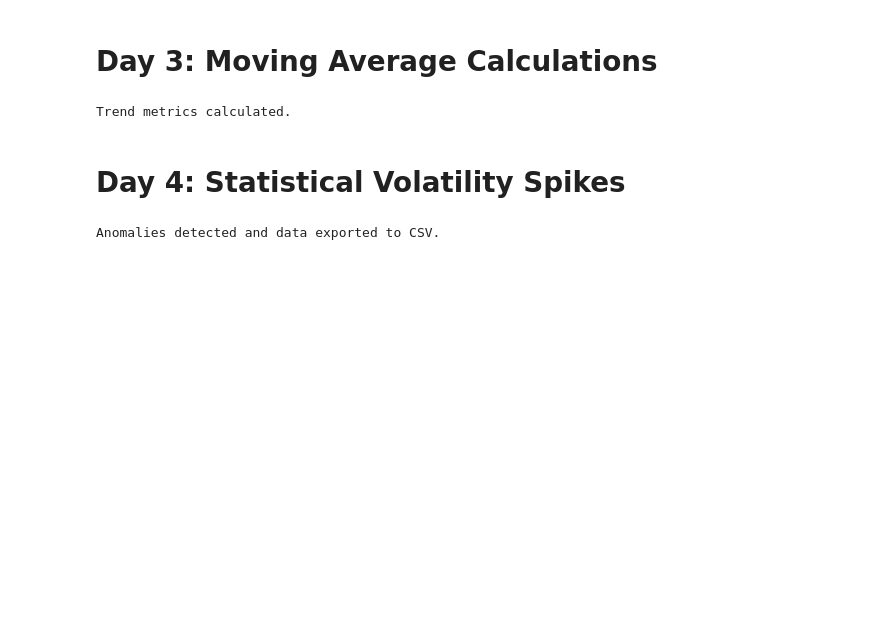
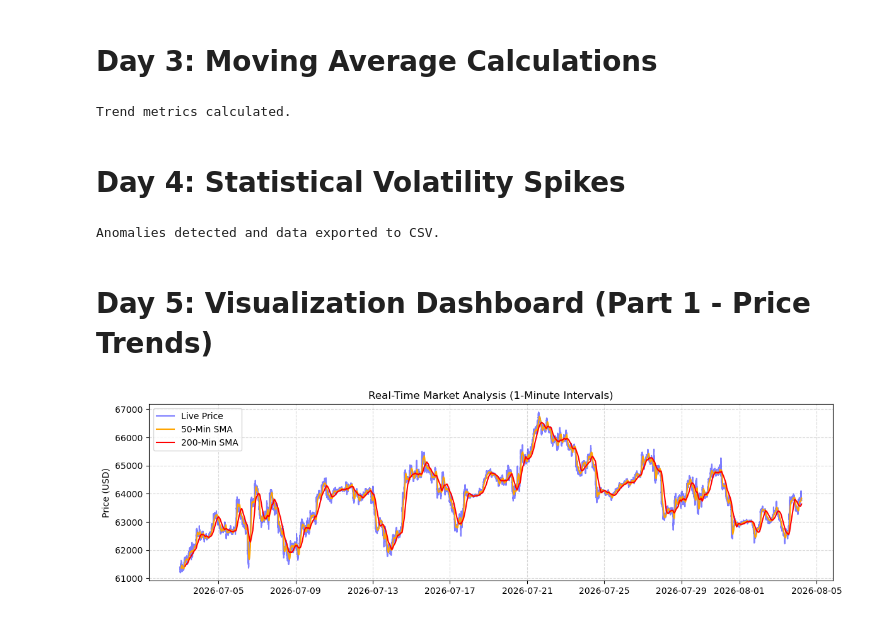
Before and after one commit to pranay-kumar90/Real-Time-Market-Volatility, a Jupyter notebook: Real-Time Market Volatility & Anomaly Analyzer.ipynb, the cells around one changed output. Drawn from its saved outputs; the diff is of its cells as text; code cells hidden in the pictures; blank space fills up the shorter version.

Commit message:
Day 5: Built Matplotlib price trend visualization

```diff
--- a/Real-Time Market Volatility & Anomaly Analyzer.ipynb
+++ b/Real-Time Market Volatility & Anomaly Analyzer.ipynb
@@ -85,3 +85,20 @@ df.to_csv("bitcoin_live_analysis.csv", index=False)
 print("Anomalies detected and data exported to CSV.")
 # %% [output]
 Anomalies detected and data exported to CSV.
+# %% [markdown]
+# Day 5: Visualization Dashboard (Part 1 - Price Trends)
+# %%
+# Initialize a large visual dashboard
+plt.figure(figsize=(14, 8))
+
+# Top Chart: Price and Moving Averages
+plt.subplot(2, 1, 1)
+plt.plot(df['datetime'], df['close'], label='Live Price', color='blue', alpha=0.5)
+plt.plot(df['datetime'], df['sma_50'], label='50-Min SMA', color='orange')
+plt.plot(df['datetime'], df['sma_200'], label='200-Min SMA', color='red')
+plt.title('Real-Time Market Analysis (1-Minute Intervals)')
+plt.ylabel('Price (USD)')
+plt.legend(loc='upper left')
+plt.grid(True, linestyle='--', alpha=0.5)
+# %% [output]
+[figure, added]
```
Also changed, not shown: parts of 1 cell of this notebook.
